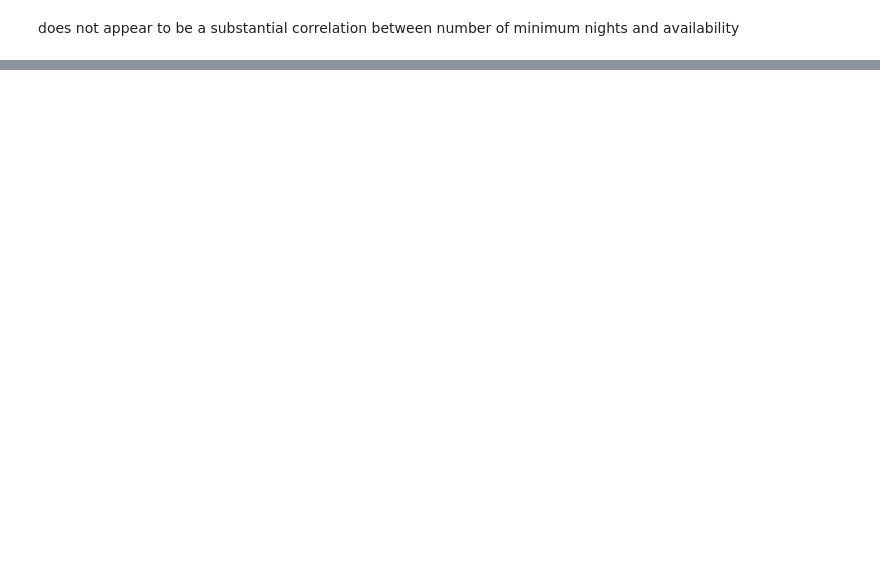
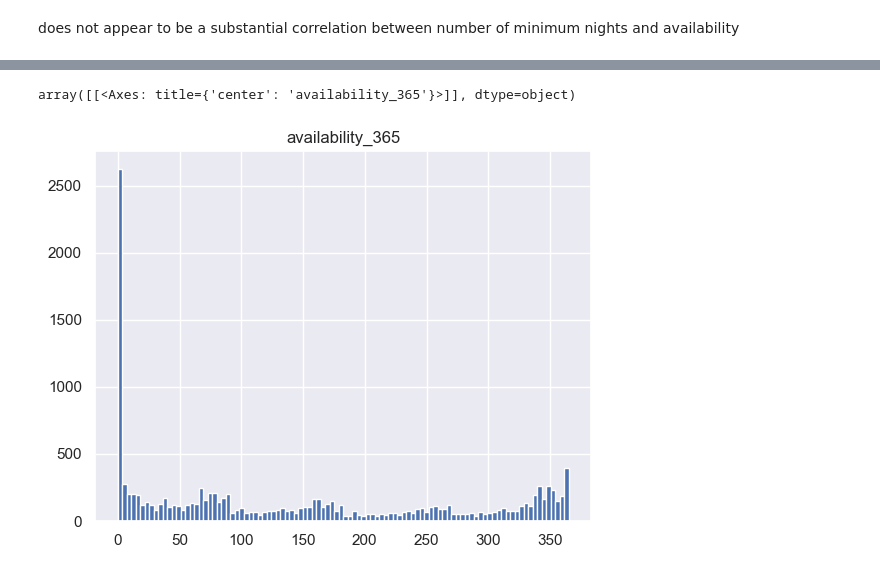
Before and after one commit to 18txm/inside-airbnb-vacancies, a Jupyter notebook: rq2.ipynb, the cells around one changed output, grey strips where cells are left out. Drawn from its saved outputs; the diff is of its cells as text; code cells hidden in the pictures; blank space fills up the shorter version.

```diff
--- a/rq2.ipynb
+++ b/rq2.ipynb
@@ -179,3 +231,6 @@ print(corr_30)
 -0.027009241761443786
 -0.027039518758866562
 -0.017033694676708167
+# %%
+listings = listings[listings['host_is_superhost'] == 't']
+len(listings)
@@ -206,0 +301,5 @@ does not appear to be a substantial correlation between number of minimum nights
+# %%
+pd.DataFrame.hist(data = listings[listings['minimum_nights']<7], column='availability_365', bins=100)
+# %% [output]
+array([[<Axes: title={'center': 'availability_365'}>]], dtype=object)
+[figure, added]
```
Also changed, not shown: parts of 39 cells of this notebook.
